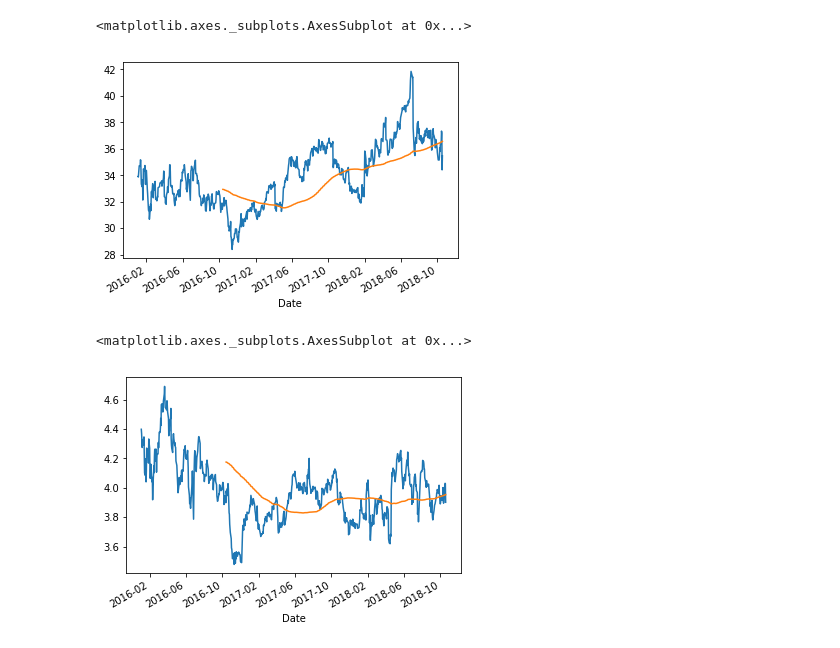
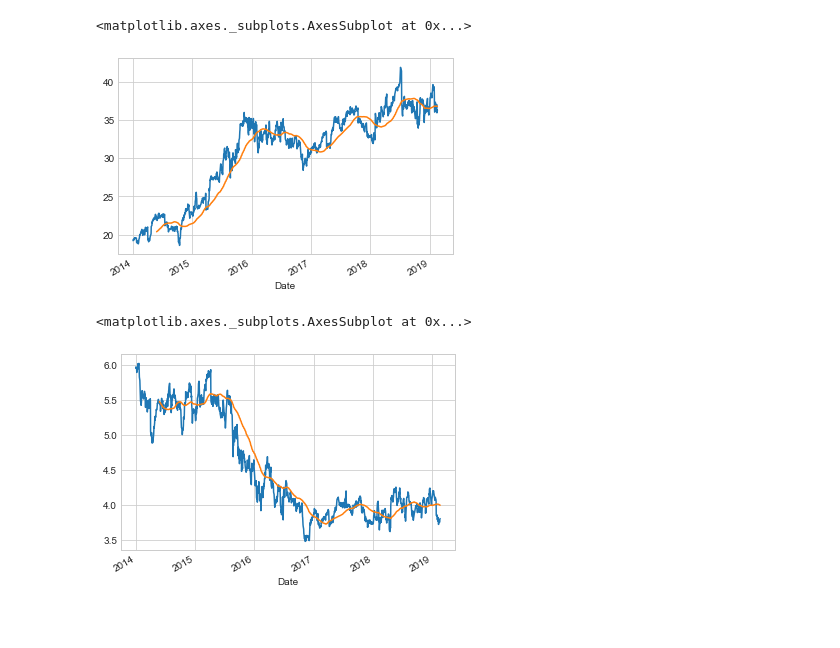
Before and after one commit to taanila/tilastoapu, a Jupyter notebook: aikasarjat.ipynb, the cells around one changed output. Drawn from its saved outputs; the diff is of its cells as text; code cells hidden in the pictures; blank space fills up the shorter version.

Commit message:
Aikasarja-esimerkkejä

```diff
--- a/aikasarjat.ipynb
+++ b/aikasarjat.ipynb
@@ -2,3 +4,4 @@
 import pandas as pd
 import matplotlib.pyplot as plt
 %matplotlib inline
+plt.style.use('seaborn-whitegrid')
@@ -5,16 +17,16 @@ import matplotlib.pyplot as plt
 # %%
-#Tiedostojen avaaminen
-elisa = pd.read_csv('http://taanila.fi/ELISA-2016-01-01-2018-10-19.csv', sep = ';', decimal = ',',
-                  skiprows = 1, usecols = [0, 1, 2, 3, 4, 5, 6, 7, 8, 9, 10])
-telia = pd.read_csv('http://taanila.fi/TELIA1-2016-01-01-2018-10-19.csv', sep = ';', decimal = ',',
-                  skiprows = 1, usecols = [0, 1, 2, 3, 4, 5, 6, 7, 8, 9, 10])
+#Tiedostojen avaaminen:
+elisa = pd.read_csv('elisa.csv', sep = ';', decimal = ',',
+                  usecols = [0, 1, 2, 3, 4, 5, 6, 7, 8, 9, 10])
+telia = pd.read_csv('telia.csv', sep = ';', decimal = ',',
+                  usecols = [0, 1, 2, 3, 4, 5, 6, 7, 8, 9, 10])
 
-#Aikaleimat indeksiksi
-elisa.index = pd.to_datetime(elisa['Date'])
-#Lajittelu vanhimmasta uusimpaan
+#Aikaleimat indeksiin:
+elisa.index = pd.to_datetime(elisa['Date'],dayfirst=True)
+telia.index = pd.to_datetime(telia['Date'],dayfirst=True)
+
+#Järjestän aikasarjan indeksin mukaan vanhimmasta uusimpaan:
 elisa.sort_index(inplace = True)
-
-telia.index = pd.to_datetime(telia['Date'])
 telia.sort_index(inplace = True)
 # %%
 elisa.head()
@@ -60,13 +135,14 @@ telia['Closing price']['2018-09':].plot()
 # %%
 elisa['Closing price'].plot()
-#Liukuva keskiarvo
-elisa['Closing price'].rolling(200).mean().plot()
+
+elisa['Closing price'].rolling(100).mean().plot()
 # %% [output]
 <matplotlib.axes._subplots.AxesSubplot at 0x...>
-[figure, old version]
+[figure, new version]
 # %%
 telia['Closing price'].plot()
-telia['Closing price'].rolling(200).mean().plot()
+
+telia['Closing price'].rolling(100).mean().plot()
 # %% [output]
 <matplotlib.axes._subplots.AxesSubplot at 0x...>
-[figure, old version]
+[figure, new version]
```
Also changed, not shown: parts of 31 cells of this notebook.
